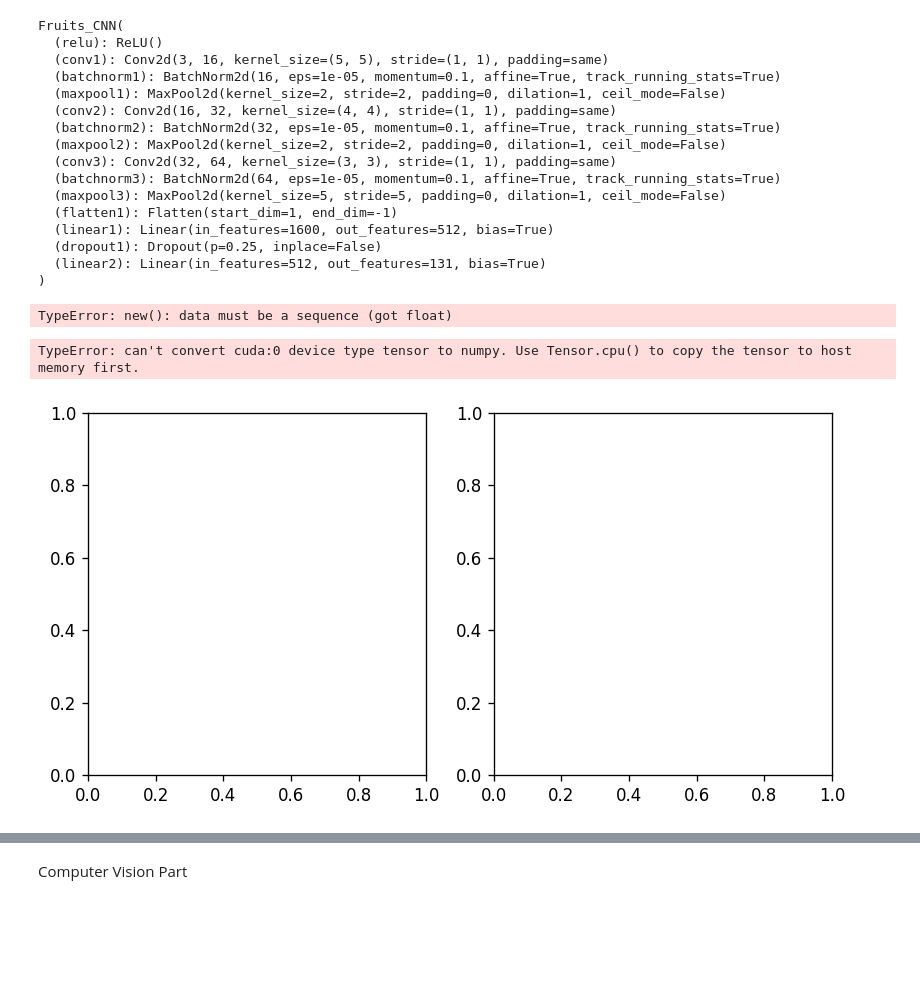
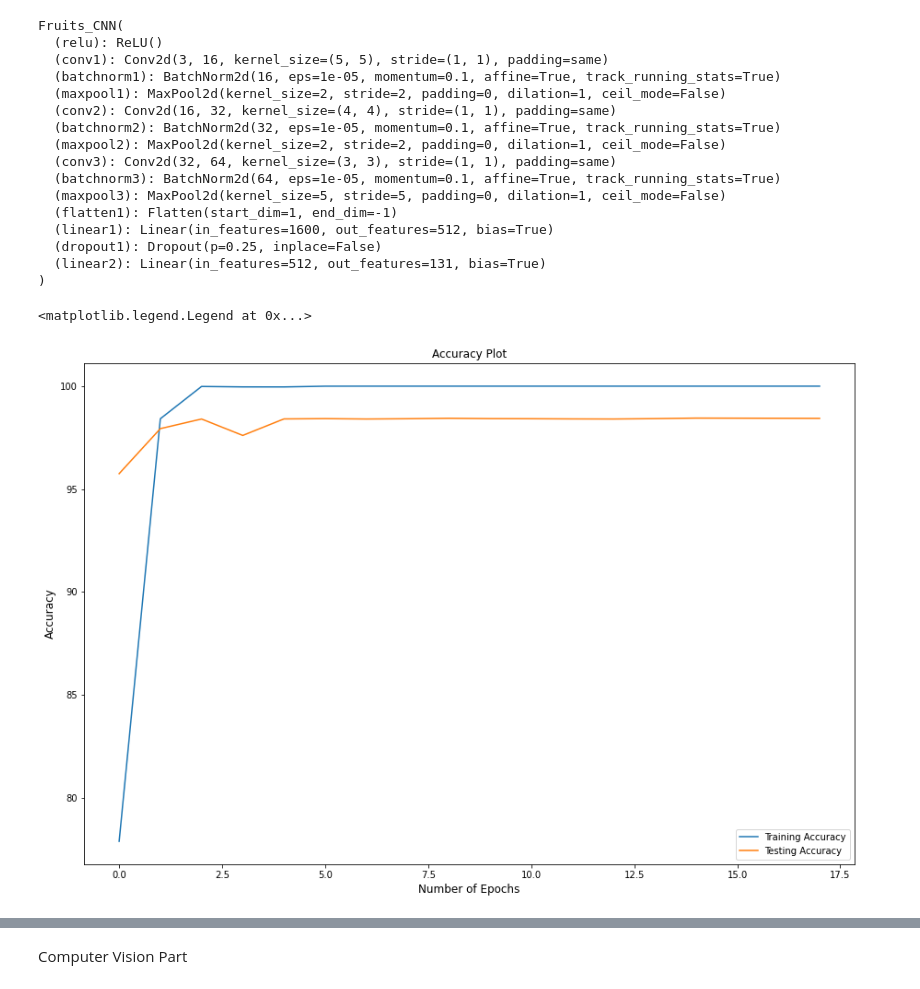
Before and after one commit to JODGEW/Fruit-Classification, a Jupyter notebook: classification.ipynb, the cells around one changed output, grey strips where cells are left out. Drawn from its saved outputs; the diff is of its cells as text; code cells hidden in the pictures; blank space fills up the shorter version.

Commit message:
Able to identify fruits

```diff
--- a/classification.ipynb
+++ b/classification.ipynb
@@ -209,2 +148,5 @@ class EarlyStopping():
 # %%
 num_classes = len(train_set.classes)
+# %%
+device = torch.device("cuda" if torch.cuda.is_available() else "mps" if torch.backends.mps.is_available() else "cpu")
+print('Device:', device)
@@ -262,8 +234,5 @@ class Fruits_CNN(nn.Module):
 # %%
-model = Fruits_CNN()
-
-if CUDA:
-    model = model.cuda()
+model = Fruits_CNN().to(device)
 
 criterion = nn.CrossEntropyLoss()
 optimizer = torch.optim.Adam(model.parameters(), lr=0.001)
@@ -413,34 +375,3 @@ Fruits_CNN(
   (dropout1): Dropout(p=0.25, inplace=False)
   (linear2): Linear(in_features=512, out_features=131, bias=True)
 )
-# %%
-def list_of_tensors_to_list(tensor_list):
-    accuracy = []
-    for tensor_item in tensor_list:
-        accuracy.append(torch.cuda.FloatTensor(tensor_item))
-    return accuracy
-
-train_accuracy = list_of_tensors_to_list(train_accuracy)
-test_accuracy = list_of_tensors_to_list(test_accuracy)
-# %% [output]
-TypeError: new(): data must be a sequence (got float)
-# %%
-fig, ax = plt.subplots(1,2,figsize=(8,4), dpi=120)
-
-# Loss
-ax[0].plot(train_loss, label='Training Loss')
-ax[0].plot(test_loss, label='Testing Loss')
-ax[0].axis(ymin=-0.10, ymax=10)
-ax[0].set_title('Loss Plot')
-ax[0].legend()
-
-# Accuracy
-ax[1].plot(train_accuracy, label='Training Accuracy')
-ax[1].plot(test_accuracy, label='Testing Accuracy')
-ax[1].axis(ymin=0, ymax=101)
-ax[1].set_title('Accuracy Plot')
-ax[1].legend()
-plt.show()
-# %% [output]
-TypeError: can't convert cuda:0 device type tensor to numpy. Use Tensor.cpu() to copy the tensor to host memory first.
-[figure, removed]
@@ -551,9 +378,12 @@ TypeError: can't convert cuda:0 device type tensor to numpy. Use Tensor.cpu() to
 # %%
-# fig = plt.figure(figsize=(20,10))
-# plt.title("Train-Validation Accuracy")
-# plt.plot(train_accuracy, label='train')
-# plt.plot(validation_accuracy, label='test')
-# plt.xlabel('num_epochs', fontsize=12)
-# plt.ylabel('accuracy', fontsize=12)
-# plt.legend(loc='best')
+fig = plt.figure(figsize=(15,10))
+plt.title("Accuracy Plot")
+plt.plot(train_accuracy, label='Training Accuracy')
+plt.plot(test_accuracy, label='Testing Accuracy')
+plt.xlabel('Number of Epochs', fontsize=12)
+plt.ylabel('Accuracy', fontsize=12)
+plt.legend(loc='best')
+# %% [output]
+<matplotlib.legend.Legend at 0x...>
+[figure, added]
 # %%
```
Also changed, not shown: parts of 30 cells of this notebook, 2 other files.
